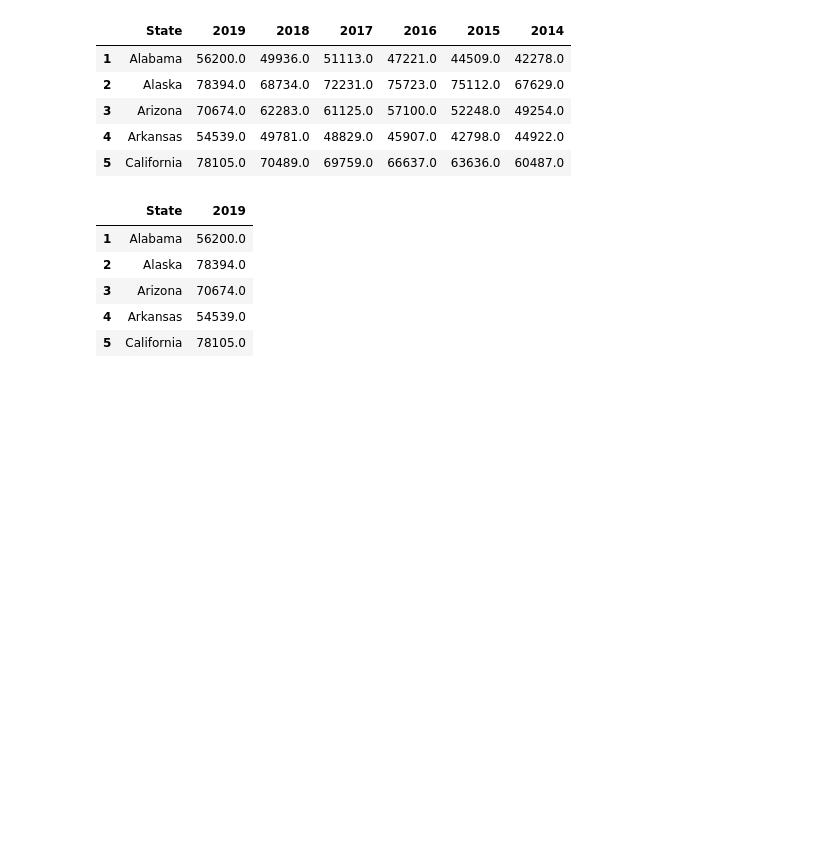
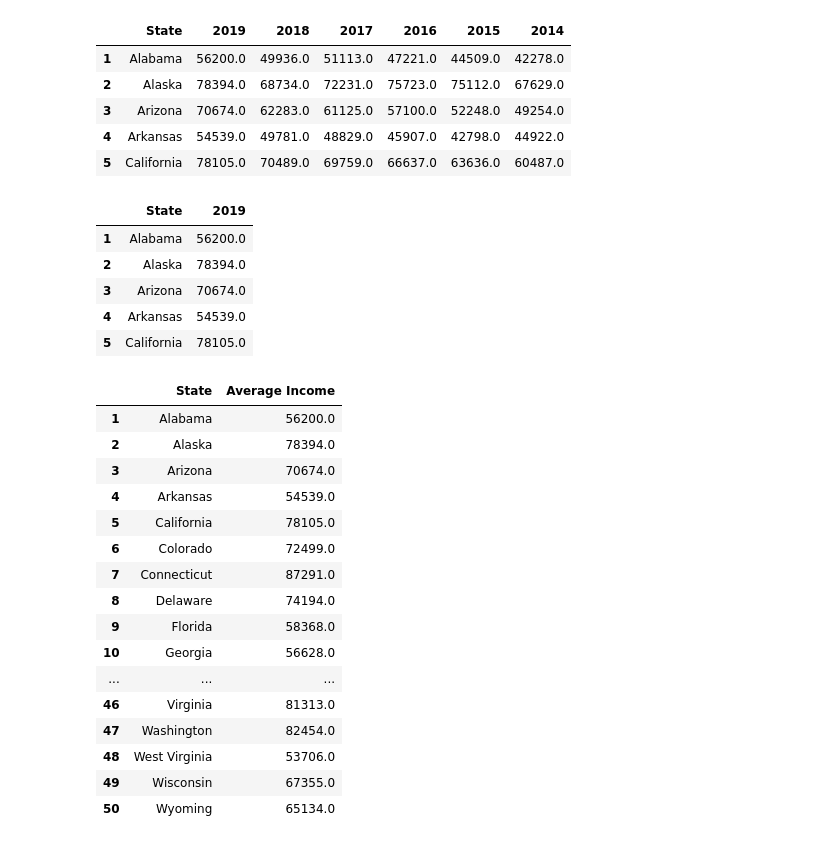
Before and after one commit to aliciasply/InterState-Migration, a Jupyter notebook: Code/median_income_Alicia .ipynb, the cells around one changed output. Drawn from its saved outputs; the diff is of its cells as text; code cells hidden in the pictures; blank space fills up the shorter version.

```diff
--- a/Code/median_income_Alicia .ipynb
+++ b/Code/median_income_Alicia .ipynb
@@ -124,4 +124,25 @@ latest_data.head()
 | 3 | Arizona | 70674.0 |
 | 4 | Arkansas | 54539.0 |
 | 5 | California | 78105.0 |
+# %%
+avg_income_df = latest_data.rename({"2019": "Average Income"}, axis="columns")
+avg_income_df
+# %% [output]
+|  | State | Average Income |
+| 1 | Alabama | 56200.0 |
+| 2 | Alaska | 78394.0 |
+| 3 | Arizona | 70674.0 |
+| 4 | Arkansas | 54539.0 |
+| 5 | California | 78105.0 |
+| 6 | Colorado | 72499.0 |
+| 7 | Connecticut | 87291.0 |
+| 8 | Delaware | 74194.0 |
+| 9 | Florida | 58368.0 |
+| 10 | Georgia | 56628.0 |
+| ... | ... | ... |
+| 46 | Virginia | 81313.0 |
+| 47 | Washington | 82454.0 |
+| 48 | West Virginia | 53706.0 |
+| 49 | Wisconsin | 67355.0 |
+| 50 | Wyoming | 65134.0 |
 # %%
```
Also changed, not shown: parts of 8 cells of this notebook, 21 other files.
